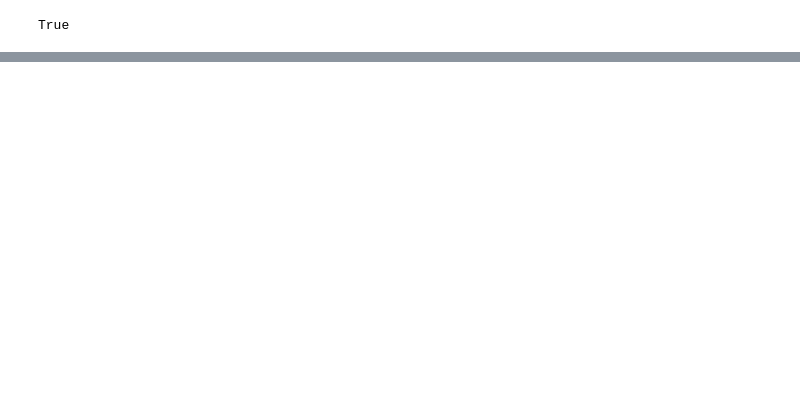
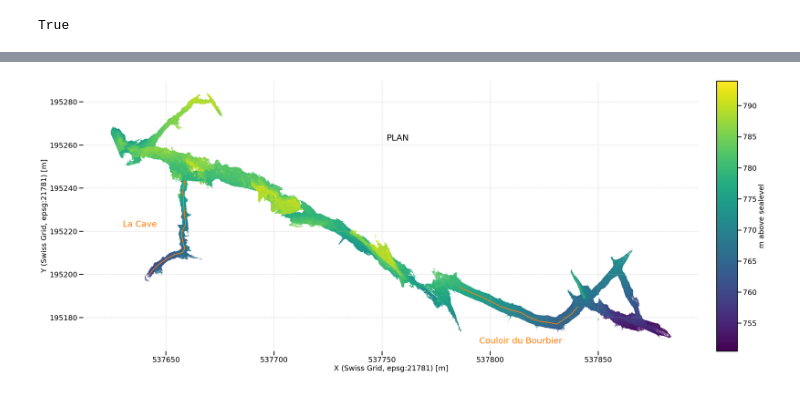
Before and after one commit to ERC-Karst/from_pointcloud_to_mesh, a Jupyter notebook: python/notebooks/02_ExtractCentreLine.ipynb, the cells around one changed output, grey strips where cells are left out. Drawn from its saved outputs; the diff is of its cells as text; code cells hidden in the pictures; blank space fills up the shorter version.

```diff
--- a/python/notebooks/02_ExtractCentreLine.ipynb
+++ b/python/notebooks/02_ExtractCentreLine.ipynb
@@ -444,0 +138,56 @@ np.savetxt("../../real_data/3rdGalleryCentreline.poly", georef_coords)
+# %%
+fp_polyline = os.path.join(fp_centrelines2D, centrelines2D[0])
+
+centrelines3d = []
+for polyline in centrelines2D:
+    fp_polyline = os.path.join(fp_centrelines2D, polyline)
+
+    centreline3d = interpolate3DCentreline(fp_polyline, pcCave)
+    centrelines3d.append(centreline3d)
+# %%
+# import the z coordinate again.
+cave_Z = pcCave.getScalarField("Coord. Z").toNpArrayCopy()
+
+caveCoords = pcCave.toNpArrayCopy()
+caveCoords[:, 2] = cave_Z
+
+pcCave.coordsFromNPArray_copy(caveCoords)
+# %%
+norm = mpl.colors.Normalize(vmin=min(cave_Z)-GLOBAL_SHIFT[2], vmax=max(cave_Z)-GLOBAL_SHIFT[2])
+cmap = mpl.cm.viridis
+# %%
+fig = plt.figure(figsize = (30, 12))
+gs = GridSpec(1, 60)
+
+ax = fig.add_subplot(gs[:59])
+cax = fig.add_subplot(gs[58:])
+dense_cave = pcCave.toNpArrayCopy() - GLOBAL_SHIFT
+cave_Z = pcCave.getScalarField("Coord. Z").toNpArrayCopy()
+ax.plot(centrelines3d[0][:,0], centrelines3d[0][:,1], color = "C1", lw = 2)
+ax.plot(centrelines3d[1][:,0], centrelines3d[1][:,1], color = "C1", lw = 2)
+
+
+
+ax.scatter(dense_cave[::10,0], dense_cave[::10,1], s = 0.1, zorder = -100,c=cave_Z[::10], cmap = "viridis")
+
+ax.set_aspect("equal")
+
+ax.set_xlabel("X (Swiss Grid, epsg:21781) [m]")
+
+ax.set_ylabel("Y (Swiss Grid, epsg:21781) [m]")
+
+fig.colorbar(mpl.cm.ScalarMappable(norm=norm, cmap=cmap),
+             cax=cax, orientation='vertical', label='m above sealevel', fraction=0.01)
+
+ax.text(537752, 195262, "PLAN", fontsize=21)
+ax.text(537795, 195168, "Couloir du Bourbier", fontsize=21, color = "C1")
+ax.text(537630, 195222, "La Cave", fontsize = 21, color = "C1")
+
+ax.grid(lw = 0.5, ls="--")
+
+for side in ("top", "left", "right", "bottom"):
+    ax.spines[side].set_visible(False)
+
+plt.savefig("../../real_data/02_GrotteDeLaCascadeDeMotiers/output/VueEnPlanCascade.png", dpi = 300)
+# %% [output]
+[figure, added]
```
Also changed, not shown: parts of 64 cells of this notebook, 8 other files.
